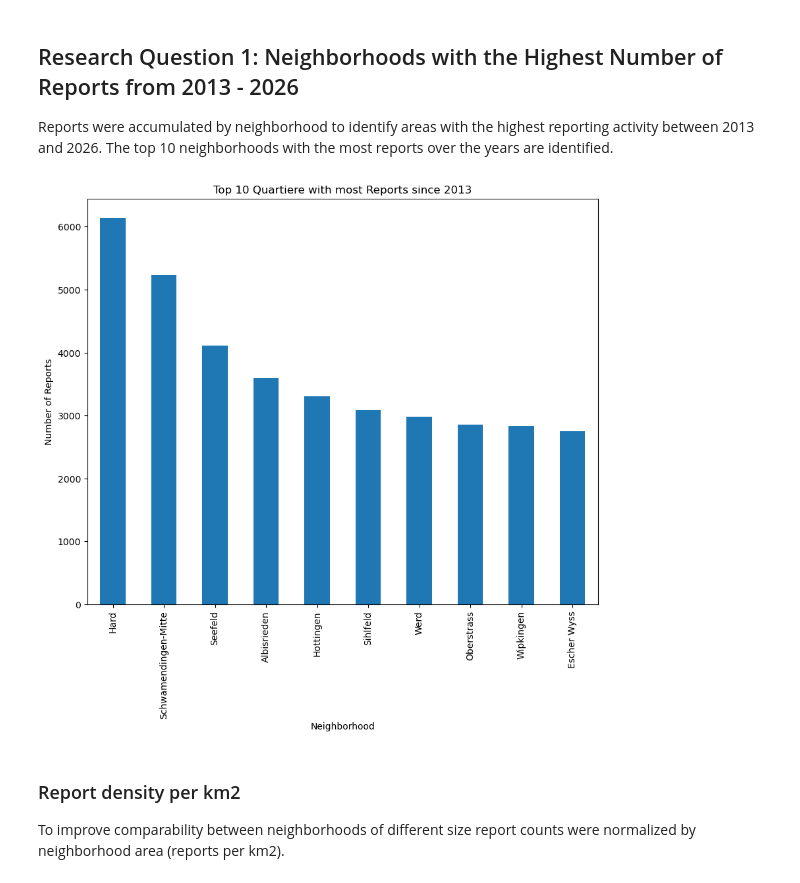
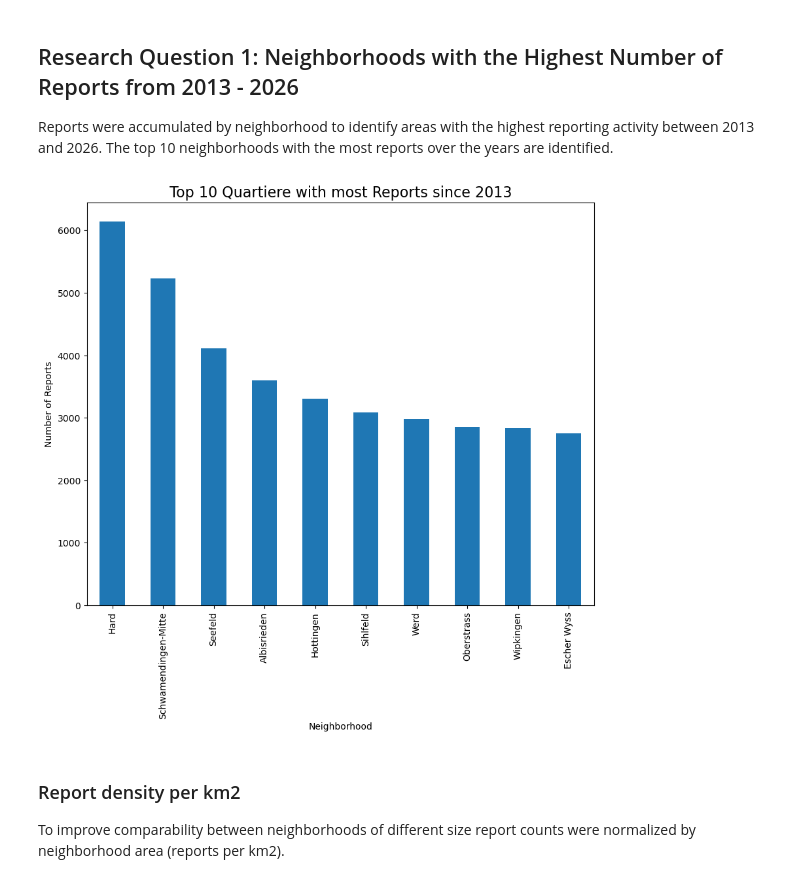
Before and after one commit to denikessi1/Project-SDS210, a Jupyter notebook: notebooks/ZWN_CitizenReports_Analysis.ipynb, the cells around one changed output. Saved outputs shown, nothing was run; the diff lists cells and outputs as text; code cells hidden in the pictures.

```diff
--- a/notebooks/ZWN_CitizenReports_Analysis.ipynb
+++ b/notebooks/ZWN_CitizenReports_Analysis.ipynb
@@ -122,35 +122,35 @@ The top 10 neighborhoods with the most reports over the years are identified.
 report_counts = (
     zwn_quartiere_joined.groupby("name")
     .size()
     .reset_index(name="report_count")
 )
 
 # Top 10 neighborhoods
 top10_quartier_reports = (
     report_counts
     .sort_values(by="report_count", ascending=False)
     .head(10)
 )
 
 # Visualize the neighborhoods with the largest number of reports as a bar chart
 ax = top10_quartier_reports.plot(
     kind="bar",
     x = "name",
     y = "report_count",
     figsize = (10,8),
-    title = "Top 10 Quartiere with most Reports since 2013",
     legend=False
 )
 
 ax.set_xlabel("Neighborhood")
 ax.set_ylabel("Number of Reports")
+ax.set_title ("Top 10 Quartiere with most Reports since 2013", fontsize=16)
 
 
 plt.savefig("../outputs/top10_neighborhoods_bar.png", dpi=300, bbox_inches="tight")
 
 plt.show()
 # %% [output]
-[figure, old version]
+[figure, new version]
 # %% [markdown]
 ### Report density per km2
 
```
Also changed, not shown: parts of 1 cell of this notebook, 3 other files.
